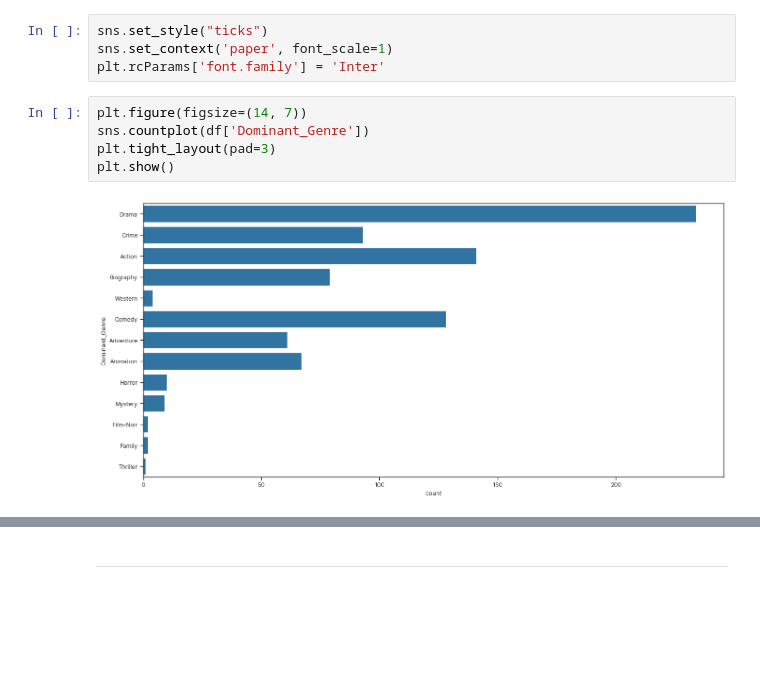
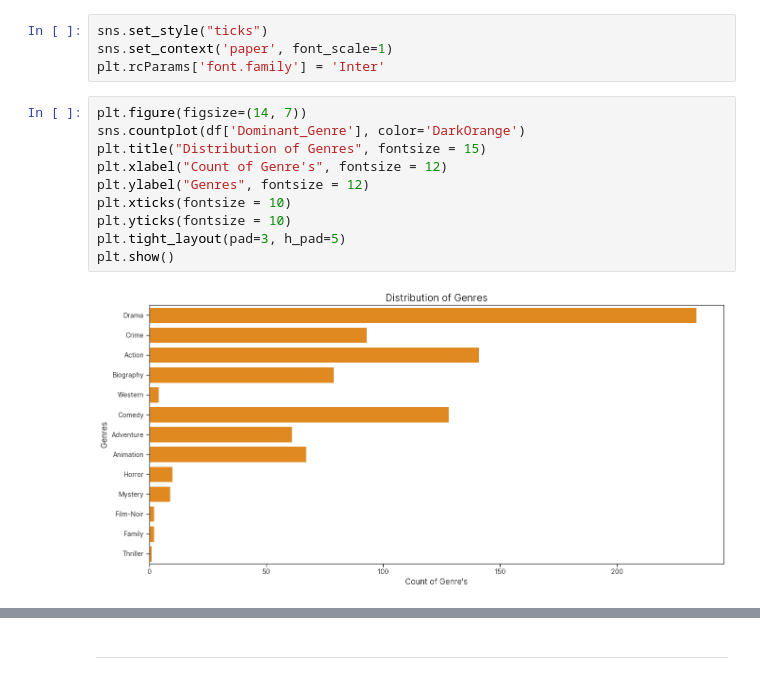
Before and after one commit to NEO-DAS/MyRepository, a Jupyter notebook: Source_code/code.ipynb, the cells around one changed output, grey strips where cells are left out. Saved outputs shown, nothing was run; the diff lists cells and outputs as text; blank space fills up the shorter version.

```diff
--- a/Source_code/code.ipynb
+++ b/Source_code/code.ipynb
@@ -1122,8 +1134,13 @@ sns.set_context('paper', font_scale=1)
 plt.rcParams['font.family'] = 'Inter'
 # %%
 plt.figure(figsize=(14, 7))
-sns.countplot(df['Dominant_Genre'])
-plt.tight_layout(pad=3)
+sns.countplot(df['Dominant_Genre'], color='DarkOrange')
+plt.title("Distribution of Genres", fontsize = 15)
+plt.xlabel("Count of Genre's", fontsize = 12)
+plt.ylabel("Genres", fontsize = 12)
+plt.xticks(fontsize = 10)
+plt.yticks(fontsize = 10)
+plt.tight_layout(pad=3, h_pad=5)
 plt.show()
 # %% [output]
-[figure, old version]
+[figure, new version]
```
Also changed, not shown: parts of 6 cells of this notebook.
